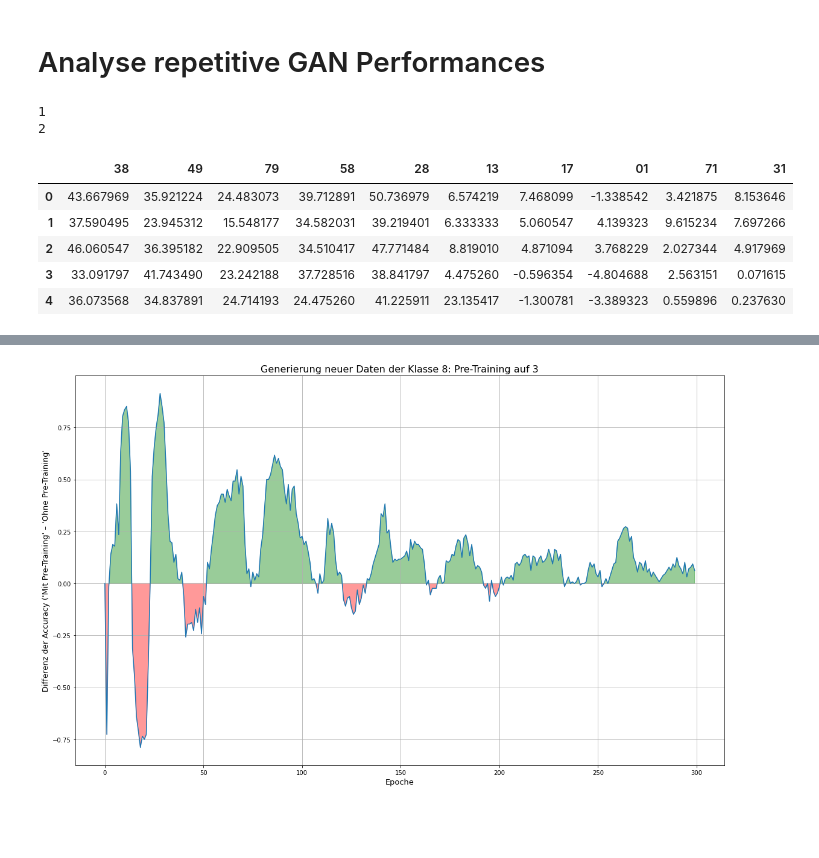
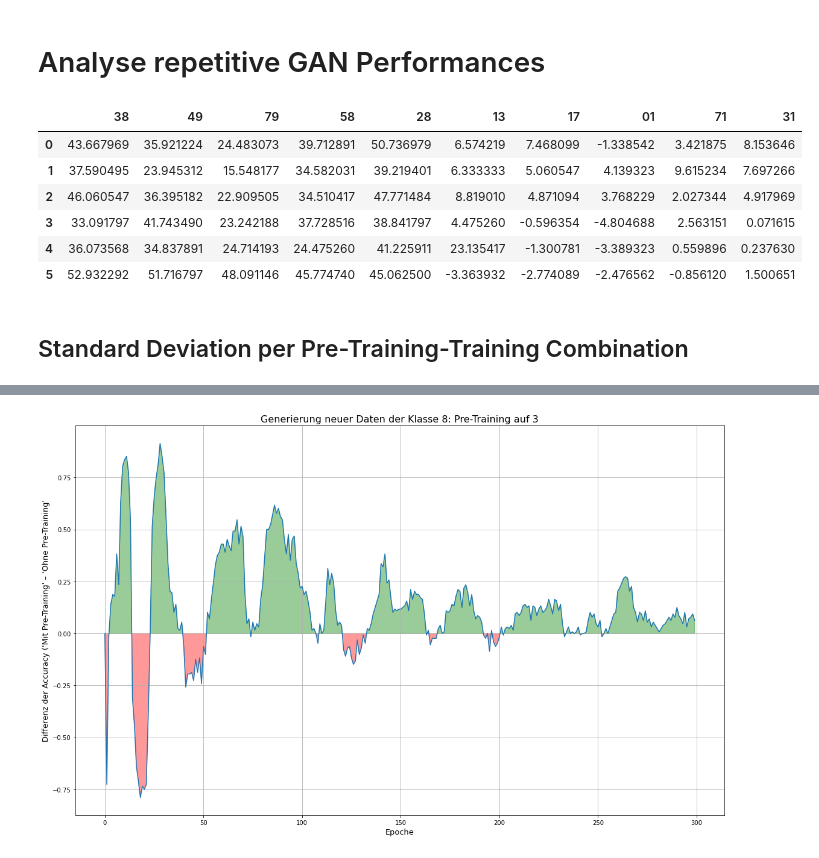
Before and after one commit to iamfredo/gans_mnist, a Jupyter notebook: gan_evaluation.ipynb, the cells around one changed output, grey strips where cells are left out. Saved outputs shown, nothing was run; the diff lists cells and outputs as text; code cells hidden in the pictures; blank space fills up the shorter version.

```diff
--- a/gan_evaluation.ipynb
+++ b/gan_evaluation.ipynb
@@ -1111,6 +1111,27 @@ for i in range(10):
   for j in range(10):
     if i != j:
       AUC_matrix_300_norm[i][j] = (AUC_matrix_300[i][j] - min_total)/(max_total-min_total)
+
+
+
+min_total = 9999999
+max_total = -9999999
+
+
+for i in range(10):
+  for j in range(10):
+    min_temp = AUC_matrix_50[i].min()
+    max_temp = AUC_matrix_50[i].max()
+    if min_temp < min_total:
+      min_total = min_temp
+    if max_temp > max_total:
+      max_total = max_temp
+
+AUC_matrix_50_norm = np.zeros((10,10))
+for i in range(10):
+  for j in range(10):
+    if i != j:
+      AUC_matrix_50_norm[i][j] = (AUC_matrix_50[i][j] - min_total)/(max_total-min_total)
 # %%
 # Normalize Euclidean
 min_total = 9999999
@@ -1229,12 +1246,6 @@ plt.show()
 [figure]
 # %% [markdown]
 # Analyse repetitive GAN Performances
-# %%
-for num, path in enumerate([path_1, path_2]):
-  print(num+1)
-# %% [output]
-1
-2
 # %%
 final_dict_rep = {}
 
@@ -1253,39 +1264,52 @@ for i in ['38','49','79','58','28','13', '17','01', '71', '31']:
 
 for num, path in enumerate([path_1, path_2, path_3, path_4, path_5]):
   iteration = num
   for key in ['8', '3', '38', '9', '4', '49', '7', '79', '5', '58', '2', '28', '1', '13', '17', '0', '01', '71', '31']:
     final_dict_rep[key + f"_{iteration}"] = pd.read_csv(path + f"/{key}/accuracy_{key}.csv", names=["epoch","accuracy"], header=0)
 
 
   # AUC: Pre-Training - No Pre-Training
   acc_residuals_dict_rep = {}
 
   for i in [(8,(3,8)),(9,(4,9)),(9,(7,9)), (8,(5,8)), (8,(2,8)),
             (3,(1,3)), (7,(1,7)), (1,(0,1)), (1,(7,1)), (1,(3,1))]:
     acc_residuals_dict_rep[f"{i[1][0]}{i[1][1]}" + f"_{iteration}"] = final_dict_rep[f"{i[1][0]}{i[1][1]}" + f"_{iteration}"].accuracy - final_dict_rep[f"{i[0]}" + f"_{iteration}"].accuracy
 
 
   for i in ['38','49','79','58','28','13', '17','01', '71', '31']:
     total_change = simps(acc_residuals_dict_rep[i + f"_{iteration}"])
     auc_residuals_accuracy_dict_300_rep[i].append(total_change)
 
 # Create single DataFrame containing total absolute performance changes
 df_rep_performance = pd.DataFrame({'38': auc_residuals_accuracy_dict_300_rep['38'],
                                     '49': auc_residuals_accuracy_dict_300_rep['49'],
                                     '79': auc_residuals_accuracy_dict_300_rep['79'],
                                     '58': auc_residuals_accuracy_dict_300_rep['58'],
                                     '28': auc_residuals_accuracy_dict_300_rep['28'],
                                     '13': auc_residuals_accuracy_dict_300_rep['13'],
                                     '17': auc_residuals_accuracy_dict_300_rep['17'],
                                     '01': auc_residuals_accuracy_dict_300_rep['01'],
                                     '71': auc_residuals_accuracy_dict_300_rep['71'],
                                     '31': auc_residuals_accuracy_dict_300_rep['31']})
+# Add data previous of previous experiment
+df_rep_performance.append({'38': AUC_matrix_300[3][8],
+                            '49': AUC_matrix_300[4][9],
+                            '79': AUC_matrix_300[7][9],
+                            '58': AUC_matrix_300[5][8],
+                            '28': AUC_matrix_300[2][8],
+                            '13': AUC_matrix_300[1][3],
+                            '17': AUC_matrix_300[1][7],
+                            '01': AUC_matrix_300[0][1],
+                            '71': AUC_matrix_300[7][1],
+                            '31': AUC_matrix_300[3][1],
+                            }, ignore_index=True)
+# %% [output]
+|  | 38 | 49 | 79 | 58 | 28 | 13 | 17 | 01 | 71 | 31 |
+| 0 | 43.667969 | 35.921224 | 24.483073 | 39.712891 | 50.736979 | 6.574219 | 7.468099 | -1.338542 | 3.421875 | 8.153646 |
+| 1 | 37.590495 | 23.945312 | 15.548177 | 34.582031 | 39.219401 | 6.333333 | 5.060547 | 4.139323 | 9.615234 | 7.697266 |
+| 2 | 46.060547 | 36.395182 | 22.909505 | 34.510417 | 47.771484 | 8.819010 | 4.871094 | 3.768229 | 2.027344 | 4.917969 |
+| 3 | 33.091797 | 41.743490 | 23.242188 | 37.728516 | 38.841797 | 4.475260 | -0.596354 | -4.804688 | 2.563151 | 0.071615 |
+| 4 | 36.073568 | 34.837891 | 24.714193 | 24.475260 | 41.225911 | 23.135417 | -1.300781 | -3.389323 | 0.559896 | 0.237630 |
+| 5 | 52.932292 | 51.716797 | 48.091146 | 45.774740 | 45.062500 | -3.363932 | -2.774089 | -2.476562 | -0.856120 | 1.500651 |
-# %%
-df_rep_performance
-# %% [output]
-|  | 38 | 49 | 79 | 58 | 28 | 13 | 17 | 01 | 71 | 31 |
-| 0 | 43.667969 | 35.921224 | 24.483073 | 39.712891 | 50.736979 | 6.574219 | 7.468099 | -1.338542 | 3.421875 | 8.153646 |
-| 1 | 37.590495 | 23.945312 | 15.548177 | 34.582031 | 39.219401 | 6.333333 | 5.060547 | 4.139323 | 9.615234 | 7.697266 |
-| 2 | 46.060547 | 36.395182 | 22.909505 | 34.510417 | 47.771484 | 8.819010 | 4.871094 | 3.768229 | 2.027344 | 4.917969 |
-| 3 | 33.091797 | 41.743490 | 23.242188 | 37.728516 | 38.841797 | 4.475260 | -0.596354 | -4.804688 | 2.563151 | 0.071615 |
-| 4 | 36.073568 | 34.837891 | 24.714193 | 24.475260 | 41.225911 | 23.135417 | -1.300781 | -3.389323 | 0.559896 | 0.237630 |
+# %% [markdown]
+## Standard Deviation per Pre-Training-Training Combination
```
Also changed, not shown: parts of 3 cells of this notebook.
